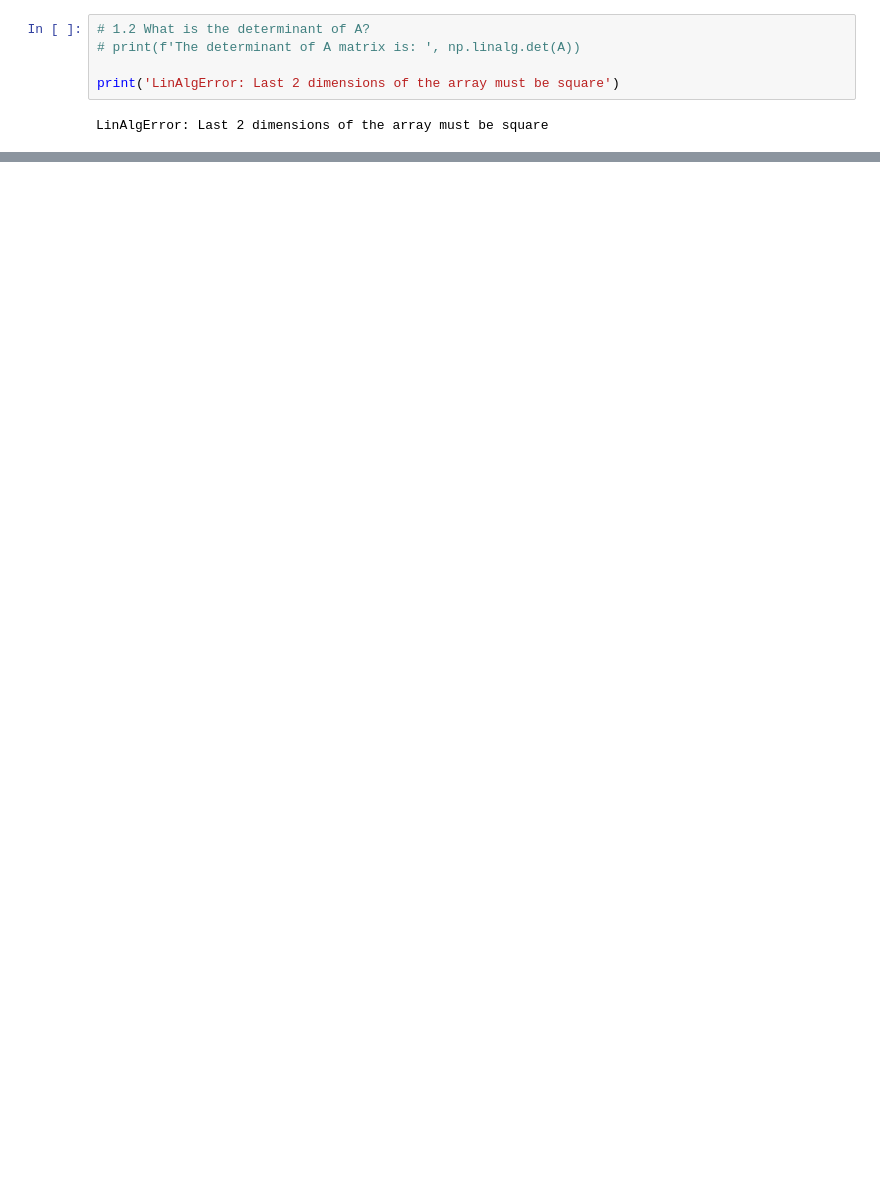
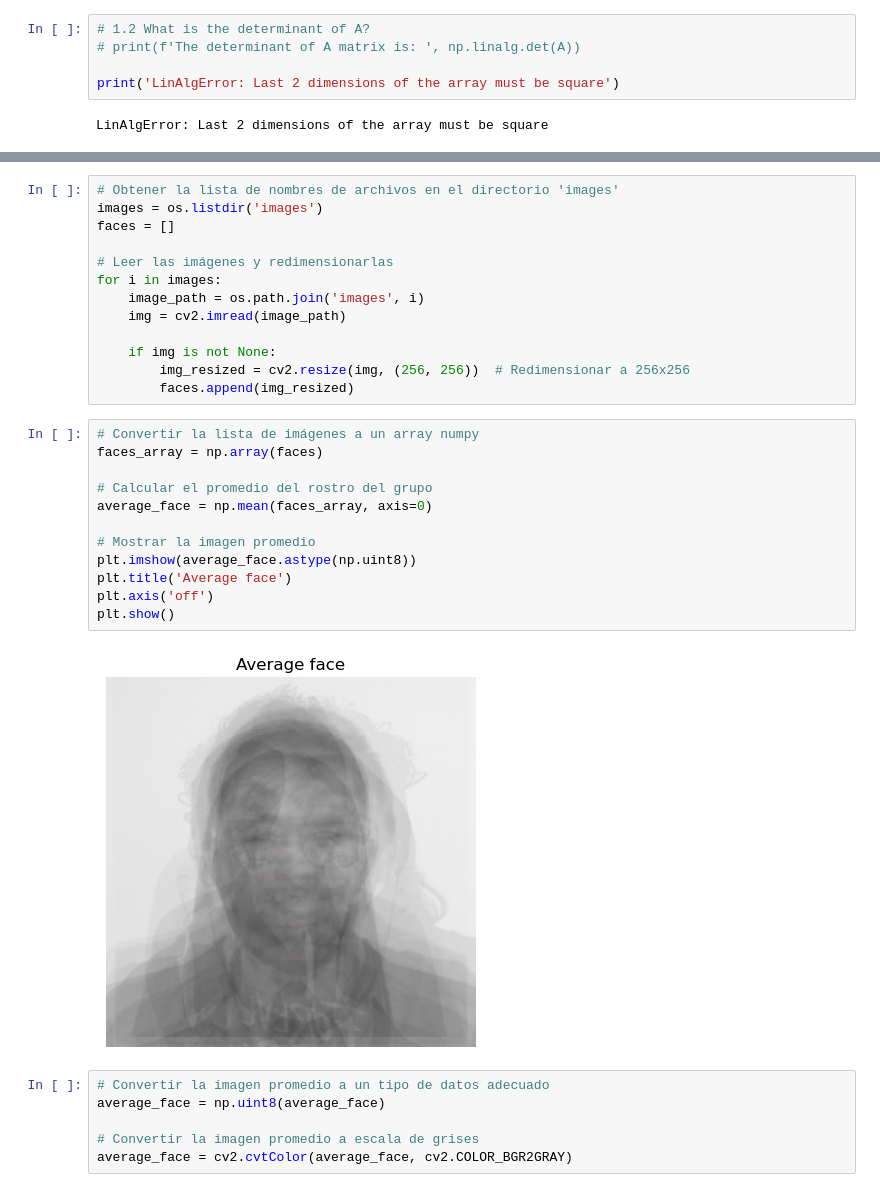
Before and after one commit to melissaortegaa/machine_learning_2, a Jupyter notebook: lab1_dim_red/lab1_dim_red.ipynb, the cells around one changed output, grey strips where cells are left out. Saved outputs shown, nothing was run; the diff lists cells and outputs as text; blank space fills up the shorter version.

```diff
--- a/lab1_dim_red/lab1_dim_red.ipynb
+++ b/lab1_dim_red/lab1_dim_red.ipynb
@@ -131,0 +147,33 @@ array([[[255, 255, 255],
+# %%
+# Obtener la lista de nombres de archivos en el directorio 'images'
+images = os.listdir('images')
+faces = []
+
+# Leer las imágenes y redimensionarlas
+for i in images:
+    image_path = os.path.join('images', i)
+    img = cv2.imread(image_path)
+
+    if img is not None:
+        img_resized = cv2.resize(img, (256, 256))  # Redimensionar a 256x256
+        faces.append(img_resized)
+# %%
+# Convertir la lista de imágenes a un array numpy
+faces_array = np.array(faces)
+
+# Calcular el promedio del rostro del grupo
+average_face = np.mean(faces_array, axis=0)
+
+# Mostrar la imagen promedio
+plt.imshow(average_face.astype(np.uint8))
+plt.title('Average face')
+plt.axis('off')
+plt.show()
+# %% [output]
+[figure, added]
+# %%
+# Convertir la imagen promedio a un tipo de datos adecuado
+average_face = np.uint8(average_face)
+
+# Convertir la imagen promedio a escala de grises
+average_face = cv2.cvtColor(average_face, cv2.COLOR_BGR2GRAY)
```
Also changed, not shown: parts of 26 cells of this notebook, 2 other files.
